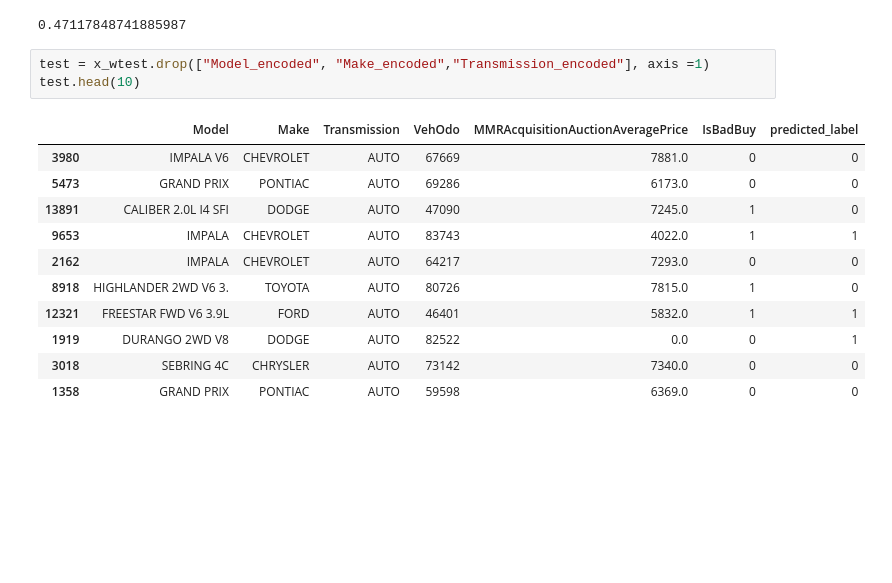
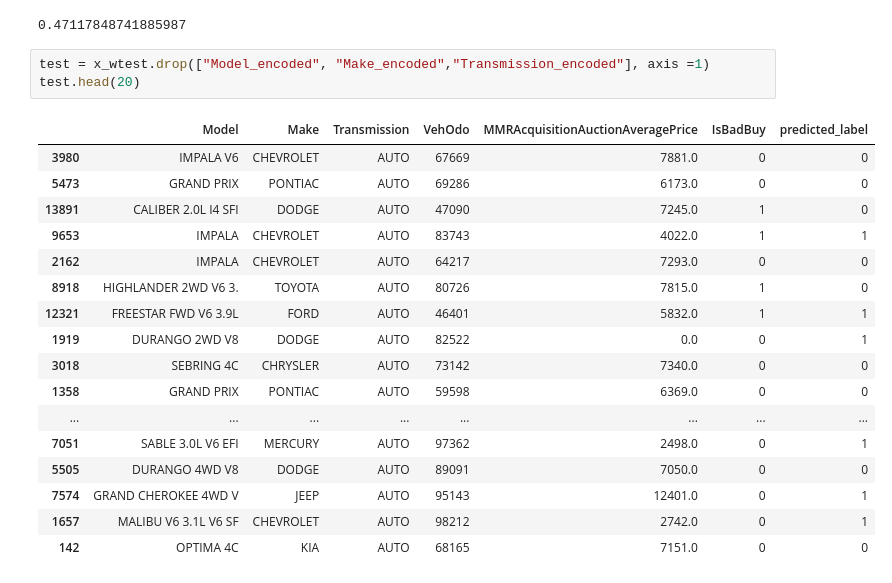
Before and after one commit to azizharouna/KickIT, a Jupyter notebook: kickit_3_0.ipynb, the cells around one changed output. Saved outputs shown, nothing was run; the diff lists cells and outputs as text; blank space fills up the shorter version.

```diff
--- a/kickit_3_0.ipynb
+++ b/kickit_3_0.ipynb
@@ -382,16 +382,22 @@ woe_cat_dict.get('IMPALA')
 0.47117848741885987
 # %%
 test = x_wtest.drop(["Model_encoded", "Make_encoded","Transmission_encoded"], axis =1)
-test.head(10)
+test.head(20)
 # %% [output]
 |  | Model | Make | Transmission | VehOdo | MMRAcquisitionAuctionAveragePrice | IsBadBuy | predicted_label |
 | 3980 | IMPALA V6 | CHEVROLET | AUTO | 67669 | 7881.0 | 0 | 0 |
 | 5473 | GRAND PRIX | PONTIAC | AUTO | 69286 | 6173.0 | 0 | 0 |
 | 13891 | CALIBER 2.0L I4 SFI | DODGE | AUTO | 47090 | 7245.0 | 1 | 0 |
 | 9653 | IMPALA | CHEVROLET | AUTO | 83743 | 4022.0 | 1 | 1 |
 | 2162 | IMPALA | CHEVROLET | AUTO | 64217 | 7293.0 | 0 | 0 |
 | 8918 | HIGHLANDER 2WD V6 3. | TOYOTA | AUTO | 80726 | 7815.0 | 1 | 0 |
 | 12321 | FREESTAR FWD V6 3.9L | FORD | AUTO | 46401 | 5832.0 | 1 | 1 |
 | 1919 | DURANGO 2WD V8 | DODGE | AUTO | 82522 | 0.0 | 0 | 1 |
 | 3018 | SEBRING 4C | CHRYSLER | AUTO | 73142 | 7340.0 | 0 | 0 |
 | 1358 | GRAND PRIX | PONTIAC | AUTO | 59598 | 6369.0 | 0 | 0 |
+| ... | ... | ... | ... | ... | ... | ... | ... |
+| 7051 | SABLE 3.0L V6 EFI | MERCURY | AUTO | 97362 | 2498.0 | 0 | 1 |
+| 5505 | DURANGO 4WD V8 | DODGE | AUTO | 89091 | 7050.0 | 0 | 0 |
+| 7574 | GRAND CHEROKEE 4WD V | JEEP | AUTO | 95143 | 12401.0 | 0 | 1 |
+| 1657 | MALIBU V6 3.1L V6 SF | CHEVROLET | AUTO | 98212 | 2742.0 | 0 | 1 |
+| 142 | OPTIMA 4C | KIA | AUTO | 68165 | 7151.0 | 0 | 0 |
```
Also changed, not shown: 1 other file.
